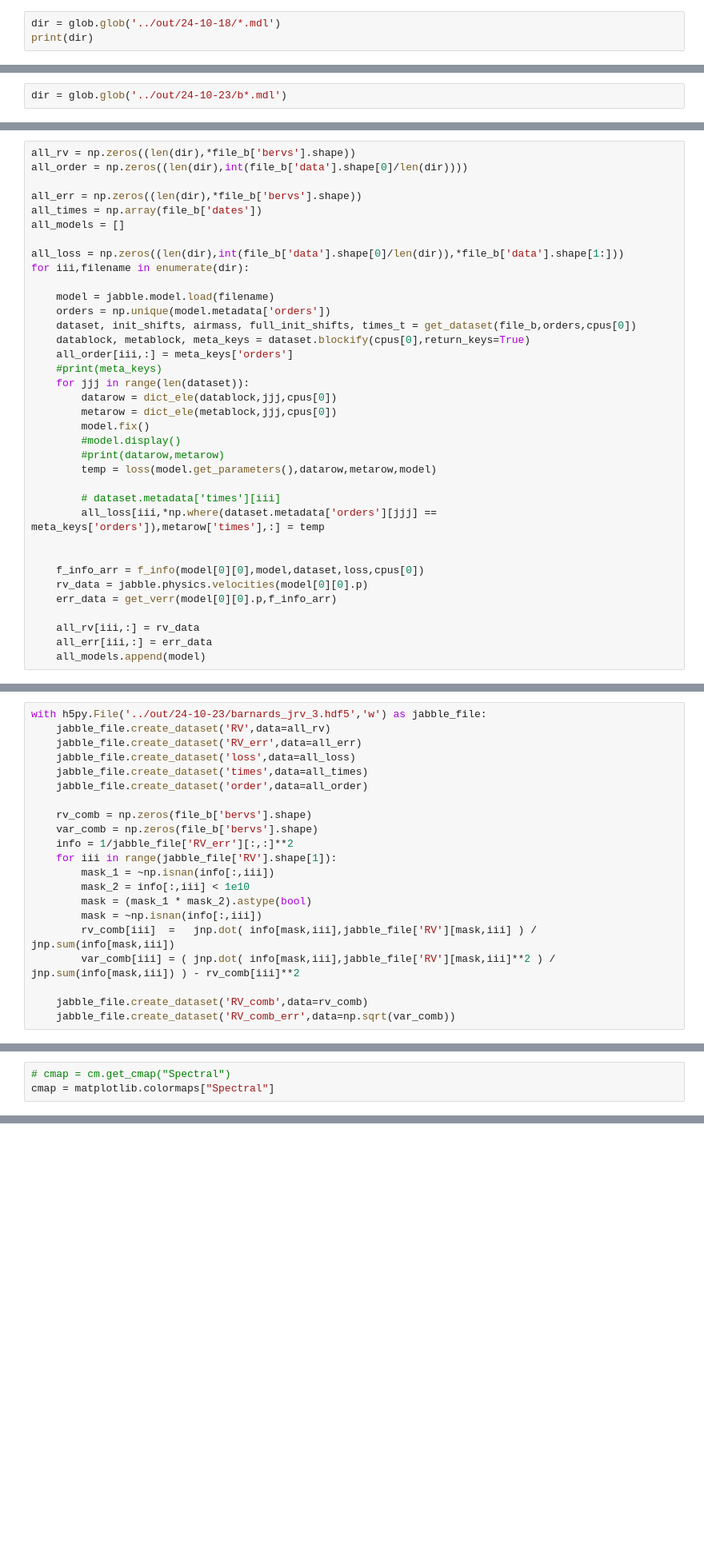
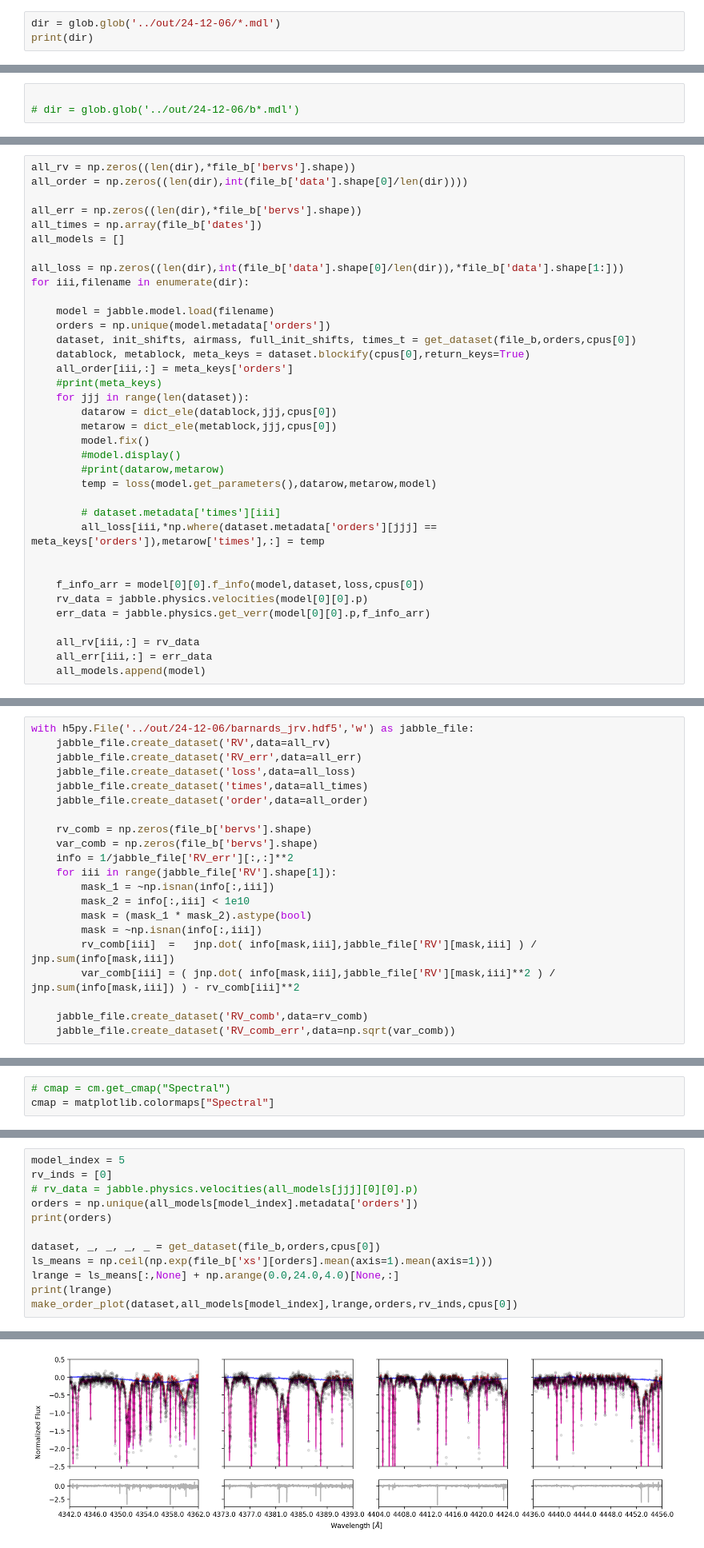
Before and after one commit to mdd423/wobble_jax, a Jupyter notebook: notebooks/02-51peg.ipynb, the cells around one changed output, grey strips where cells are left out. Shown at 80% size. Cells and saved outputs as stored; diff of their text form; blank space fills up the shorter version.

Commit message:
image w no shift updated in nb

```diff
--- a/notebooks/02-51peg.ipynb
+++ b/notebooks/02-51peg.ipynb
@@ -332,5 +348,5 @@ for orders in orders_s:
 # %%
 import glob
 # %%
-dir = glob.glob('../out/24-10-18/*.mdl')
+dir = glob.glob('../out/24-12-06/*.mdl')
 print(dir)
@@ -619,6 +535,7 @@ def rv_targ_zero_plot(times_d,rv_d,err_d,orders_d,times_e,rv_e,err_e,time_t,targ
 #                    np.array(file_b['dates']),np.array(file_b['pipeline_rvs']),np.array(file_b['pipeline_sigmas']),\
 #                    np.array(file_b['bervs']),np.array(file_b['bervs'])[metablock['times']],metablock)
 # %%
-dir = glob.glob('../out/24-10-23/b*.mdl')
+
+# dir = glob.glob('../out/24-12-06/b*.mdl')
 # %%
 file_b.keys()
@@ -661,9 +583,9 @@ for iii,filename in enumerate(dir):
         all_loss[iii,*np.where(dataset.metadata['orders'][jjj] == meta_keys['orders']),metarow['times'],:] = temp
 
 
-    f_info_arr = f_info(model[0][0],model,dataset,loss,cpus[0])
+    f_info_arr = model[0][0].f_info(model,dataset,loss,cpus[0])
     rv_data = jabble.physics.velocities(model[0][0].p)
-    err_data = get_verr(model[0][0].p,f_info_arr)
+    err_data = jabble.physics.get_verr(model[0][0].p,f_info_arr)
 
     all_rv[iii,:] = rv_data
     all_err[iii,:] = err_data
@@ -671,5 +620,5 @@ for iii,filename in enumerate(dir):
 # %%
-with h5py.File('../out/24-10-23/barnards_jrv_3.hdf5','w') as jabble_file:
+with h5py.File('../out/24-12-06/barnards_jrv.hdf5','w') as jabble_file:
     jabble_file.create_dataset('RV',data=all_rv)
     jabble_file.create_dataset('RV_err',data=all_err)
     jabble_file.create_dataset('loss',data=all_loss)
@@ -807,0 +876,13 @@ cmap = matplotlib.colormaps["Spectral"]
+# %%
+model_index = 5
+rv_inds = [0]
+# rv_data = jabble.physics.velocities(all_models[jjj][0][0].p)
+orders = np.unique(all_models[model_index].metadata['orders'])
+print(orders)
+
+dataset, _, _, _, _ = get_dataset(file_b,orders,cpus[0])
+ls_means = np.ceil(np.exp(file_b['xs'][orders].mean(axis=1).mean(axis=1)))
+lrange = ls_means[:,None] + np.arange(0.0,24.0,4.0)[None,:]
+print(lrange)
+make_order_plot(dataset,all_models[model_index],lrange,orders,rv_inds,cpus[0])
+# %% [output]
@@ -808,3 +903,4 @@ cmap = matplotlib.colormaps["Spectral"]
+[figure, added]
 # %%
 info = 1/jabble_file['RV_err'][:,:]**2
 bervs = np.array(file_b['bervs'])
```
Also changed, not shown: parts of 52 cells of this notebook.
